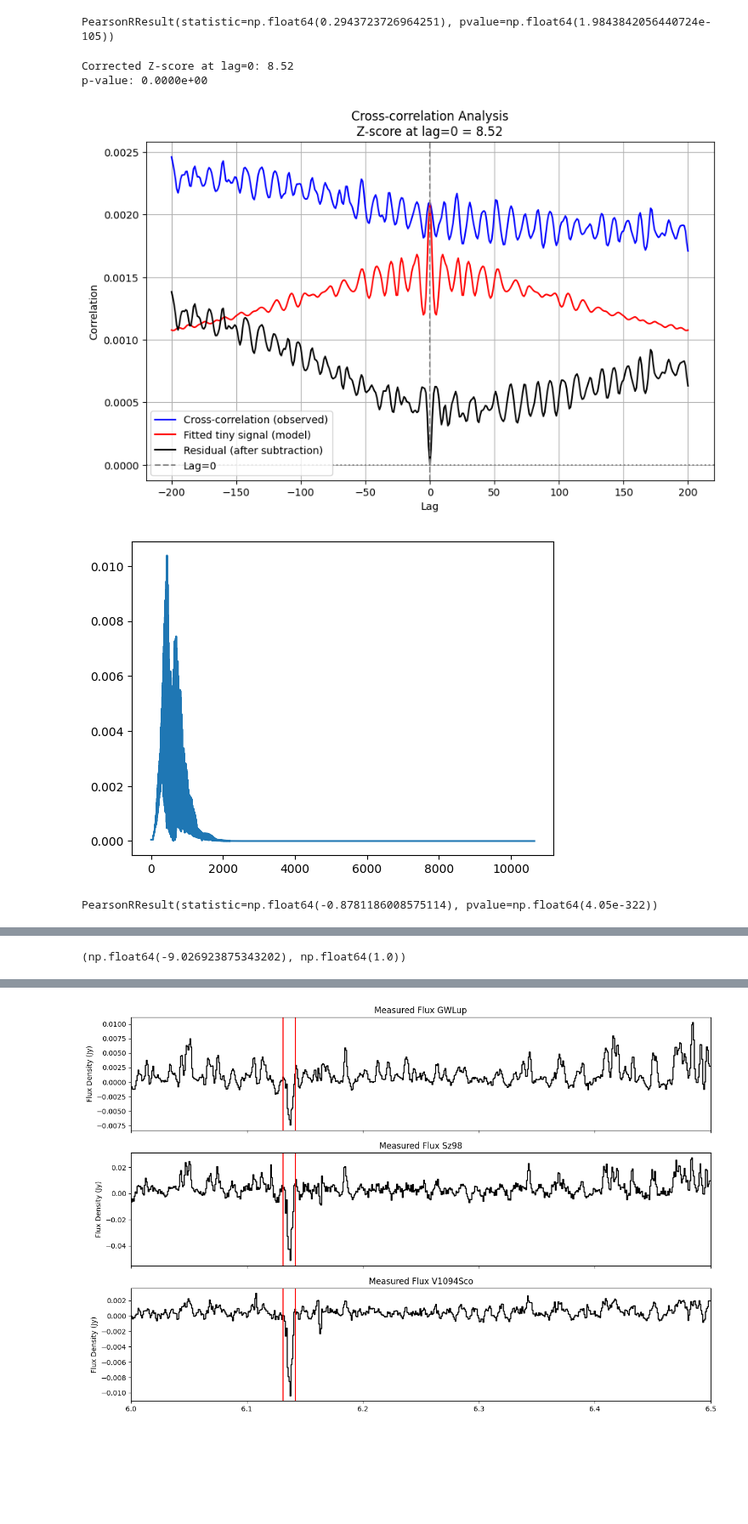
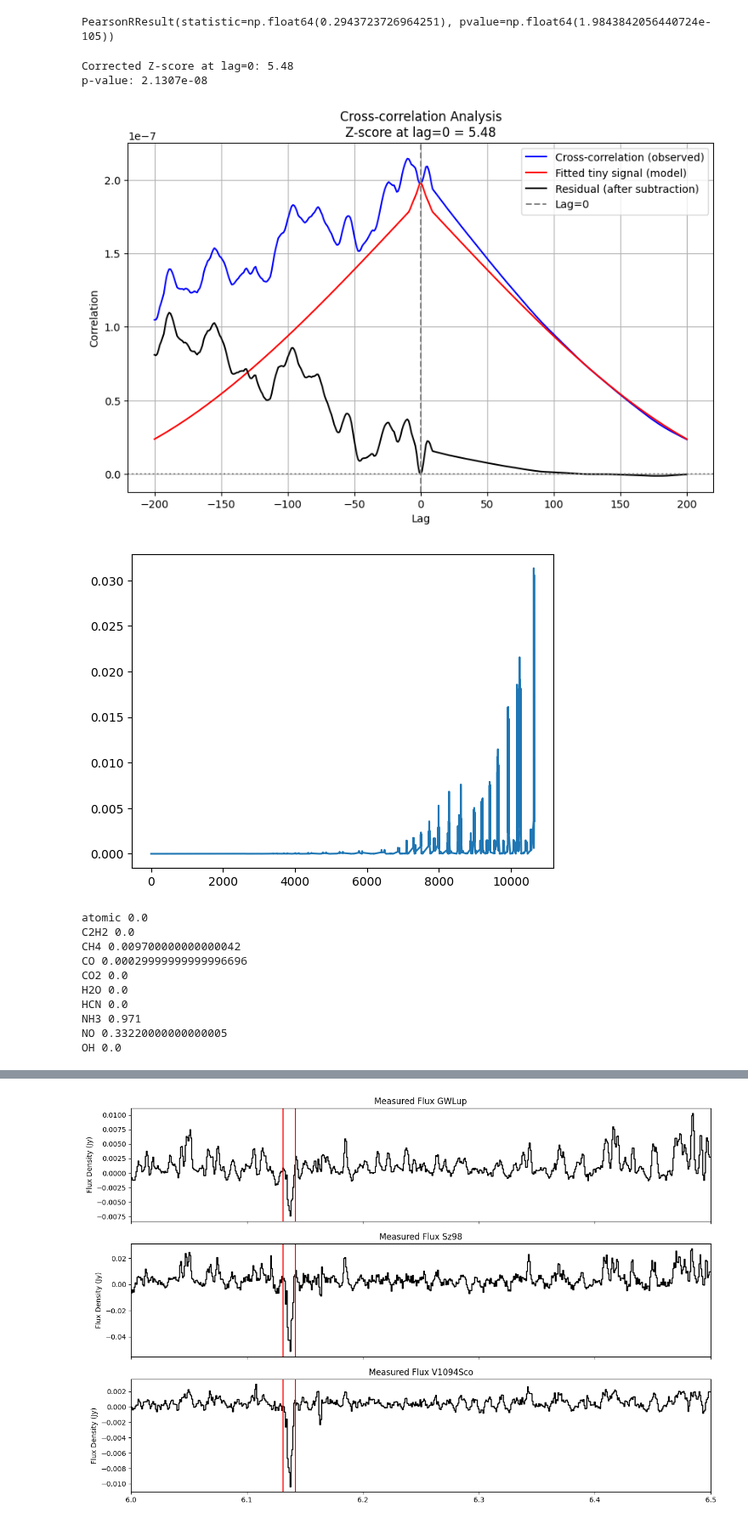
Before and after one commit to nielsklerk/BRP, a Jupyter notebook: RealData.ipynb, the cells around one changed output, grey strips where cells are left out. Shown at 85% size. Drawn from its saved outputs; the diff is of its cells as text; code cells hidden in the pictures; blank space fills up the shorter version.

```diff
--- a/RealData.ipynb
+++ b/RealData.ipynb
@@ -349,36 +355,46 @@ residual = Y - model
 # --- 4. Estimate noise standard deviation ---
 lags_window = lags[lag_indices] - lags[center]  # Recenter lags around 0
 
 # Mask out ±exclude region around lag=0
 noise_mask = (lags_window < -exclude) | (lags_window > exclude)
 sigma_noise = np.std(residual[noise_mask])
 
 # --- 5. Calculate Z-score at lag=0 ---
 lag0_idx_in_window = np.where(lags_window == 0)[0][0]
 Z = cross_corr[center+shift] / sigma_noise
 
 print(f"\nCorrected Z-score at lag=0: {Z:.2f}")
 print(f"p-value: {1 - norm.cdf(Z):.4e}")
 
 # --- 6. Plot for visualization ---
 plt.figure(figsize=(10,6))
 plt.plot(lags_window, Y, label='Cross-correlation (observed)', color='blue')
 plt.plot(lags_window, model, label='Fitted tiny signal (model)', color='red')
 plt.plot(lags_window, residual, label='Residual (after subtraction)', color='black')
 plt.axvline(0, color='gray', linestyle='--', label='Lag=0')
 plt.axhline(0, color='gray', linestyle=':')
 plt.title(f'Cross-correlation Analysis\nZ-score at lag=0 = {Z:.2f}')
 plt.xlabel('Lag')
 plt.ylabel('Correlation')
 plt.legend()
 plt.grid(True)
 plt.show()
 plt.plot(avg_flux[target])
 plt.show()
-print(new_detect_molecule(wavelength, flux_cont_sub, avg_flux[target], clip_min=13, clip_max=16, peak_shift=0, window=500, exclude=300))
+for target in species:
+    print(target, new_detect_molecule(wavelength, flux_cont_sub, avg_flux[target], clip_min=4.9, clip_max=27.5, peak_shift=0, window=500, exclude=300))
 # %% [output]
-Corrected Z-score at lag=0: 8.52
-p-value: 0.0000e+00
+Corrected Z-score at lag=0: 5.48
+p-value: 2.1307e-08
-[figure, old version]
+[figure, new version]
-[figure, old version]
+[figure, new version]
-PearsonRResult(statistic=np.float64(-0.8781186008575114), pvalue=np.float64(4.05e-322))
+atomic 0.0
+C2H2 0.0
+CH4 0.009700000000000042
+CO 0.00029999999999996696
+CO2 0.0
+H2O 0.0
+HCN 0.0
+NH3 0.971
+NO 0.33220000000000005
+OH 0.0
@@ -386 +400,0 @@ PearsonRResult(statistic=np.float64(-0.8781186008575114), pvalue=np.float64(4.05
-(np.float64(-9.026923875343202), np.float64(1.0))
```
Also changed, not shown: parts of 2 cells of this notebook, 2 other files.
